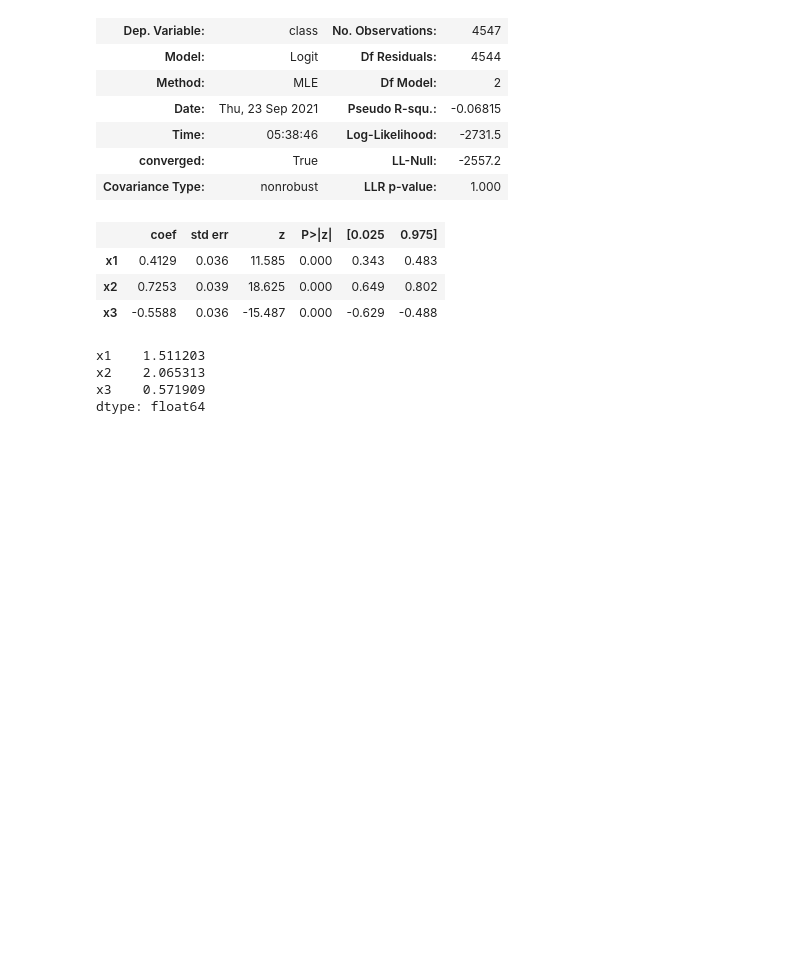
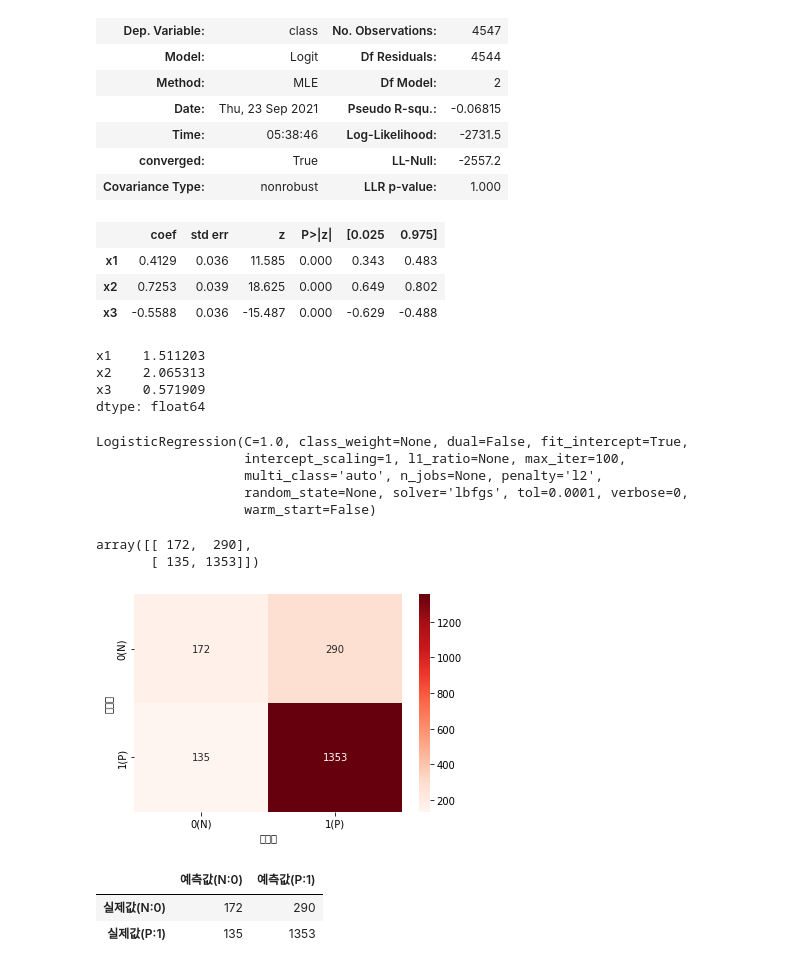
Before and after one commit to GwonSeop/-, a Jupyter notebook: 04_실습.ipynb, the cells around one changed output. Saved outputs shown, nothing was run; the diff lists cells and outputs as text; code cells hidden in the pictures; blank space fills up the shorter version.

```diff
--- a/04_실습.ipynb
+++ b/04_실습.ipynb
@@ -432,3 +432,42 @@ x1    1.511203
 x2    2.065313
 x3    0.571909
 dtype: float64
+# %%
+### 로지스틱회귀를 다시 실행
+from sklearn.linear_model import LogisticRegression
+
+lr = LogisticRegression()
+lr.fit(train_scaled,train_y)
+# %% [output]
+LogisticRegression(C=1.0, class_weight=None, dual=False, fit_intercept=True,
+                   intercept_scaling=1, l1_ratio=None, max_iter=100,
+                   multi_class='auto', n_jobs=None, penalty='l2',
+                   random_state=None, solver='lbfgs', tol=0.0001, verbose=0,
+                   warm_start=False)
+# %%
+from sklearn.metrics import confusion_matrix
+cm=confusion_matrix(test_y, lr.predict(test_scaled))
+cm
+# %% [output]
+array([[ 172,  290],
+       [ 135, 1353]])
+# %%
+import warnings
+warnings.filterwarnings(action='ignore')
+
+
+import matplotlib.pyplot as plt
+sns.heatmap(cm, annot = True, fmt = 'd',cmap = 'Reds')
+plt.xlabel('예측값')
+plt.ylabel('실제값')
+plt.xticks([0.5,1.5],['0(N)', '1(P)'])
+plt.yticks([0.5,1.5],['0(N)', '1(P)'])
+plt.show()
+# %% [output]
+[figure, added]
+# %%
+pd.DataFrame(cm, index=['실제값(N:0)','실제값(P:1)'],columns=['예측값(N:0)','예측값(P:1)'])
+# %% [output]
+|  | 예측값(N:0) | 예측값(P:1) |
+| 실제값(N:0) | 172 | 290 |
+| 실제값(P:1) | 135 | 1353 |
```
Also changed, not shown: parts of 10 cells of this notebook.
